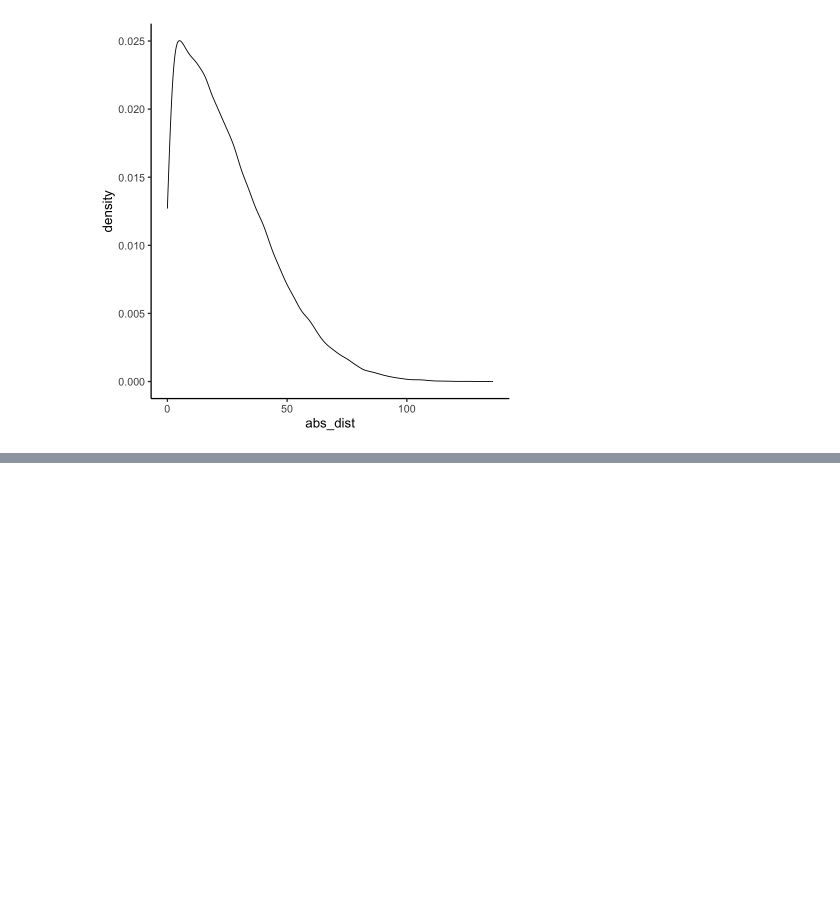
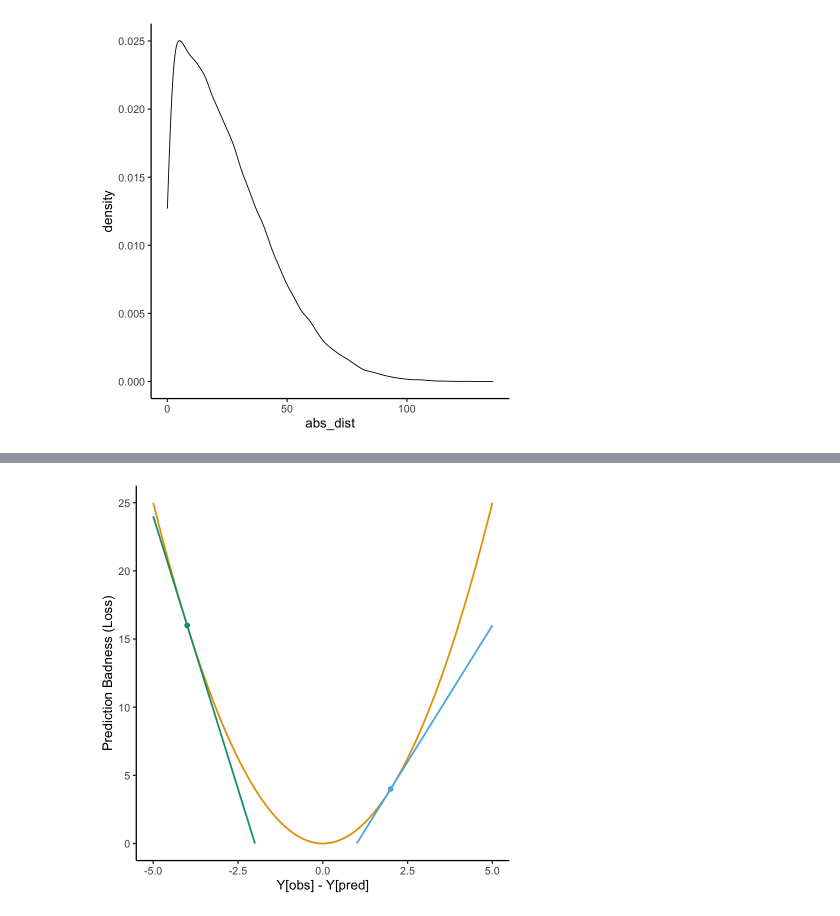
Before and after one commit to jpowerj/2023-fall-dsan5100, a Jupyter notebook: writeups/lab-4-prep/DSAN5100_Lab_4_Prep.ipynb, the cells around one changed output, grey strips where cells are left out. Cells and saved outputs as stored; diff of their text form; code cells hidden in the pictures; blank space fills up the shorter version.

```diff
--- a/writeups/lab-4-prep/DSAN5100_Lab_4_Prep.ipynb
+++ b/writeups/lab-4-prep/DSAN5100_Lab_4_Prep.ipynb
@@ -566,0 +571,23 @@ ggplot(x_tibble, aes(x = abs_dist)) +
+# %%
+#| label: x-squared-plot
+base <-
+  ggplot() +
+  xlim(-5, 5) +
+  ylim(0, 25) +
+  labs(
+    x = "Y[obs] - Y[pred]",
+    y = "Prediction Badness (Loss)"
+  ) +
+  dsan_theme()
+
+my_fn <- function(x) { return(x^2) }
+my_deriv2 <- function(x) { return(4*x - 4) }
+my_derivN4 <- function(x) { return(-8*x - 16) }
+base + geom_function(
+  fun = my_fn, color=cbPalette[1], linewidth=1
+  ) +
+  geom_point(data=as.data.frame(list(x=2,y=4)), aes(x=x,y=y), color=cbPalette[2], size=g_pointsize/2) +
+  geom_function(fun = my_deriv2, color=cbPalette[2], linewidth=1) +
+  geom_point(data=as.data.frame(list(x=-4,y=16)), aes(x=x,y=y), color=cbPalette[3], size=g_pointsize/2) +
+  geom_function(fun = my_derivN4, color=cbPalette[3], linewidth=1)
+# %% [output]
@@ -566,0 +598 @@ ggplot(x_tibble, aes(x = abs_dist)) +
+[figure, added]
```
Also changed, not shown: parts of 8 cells of this notebook, 7 other files.
